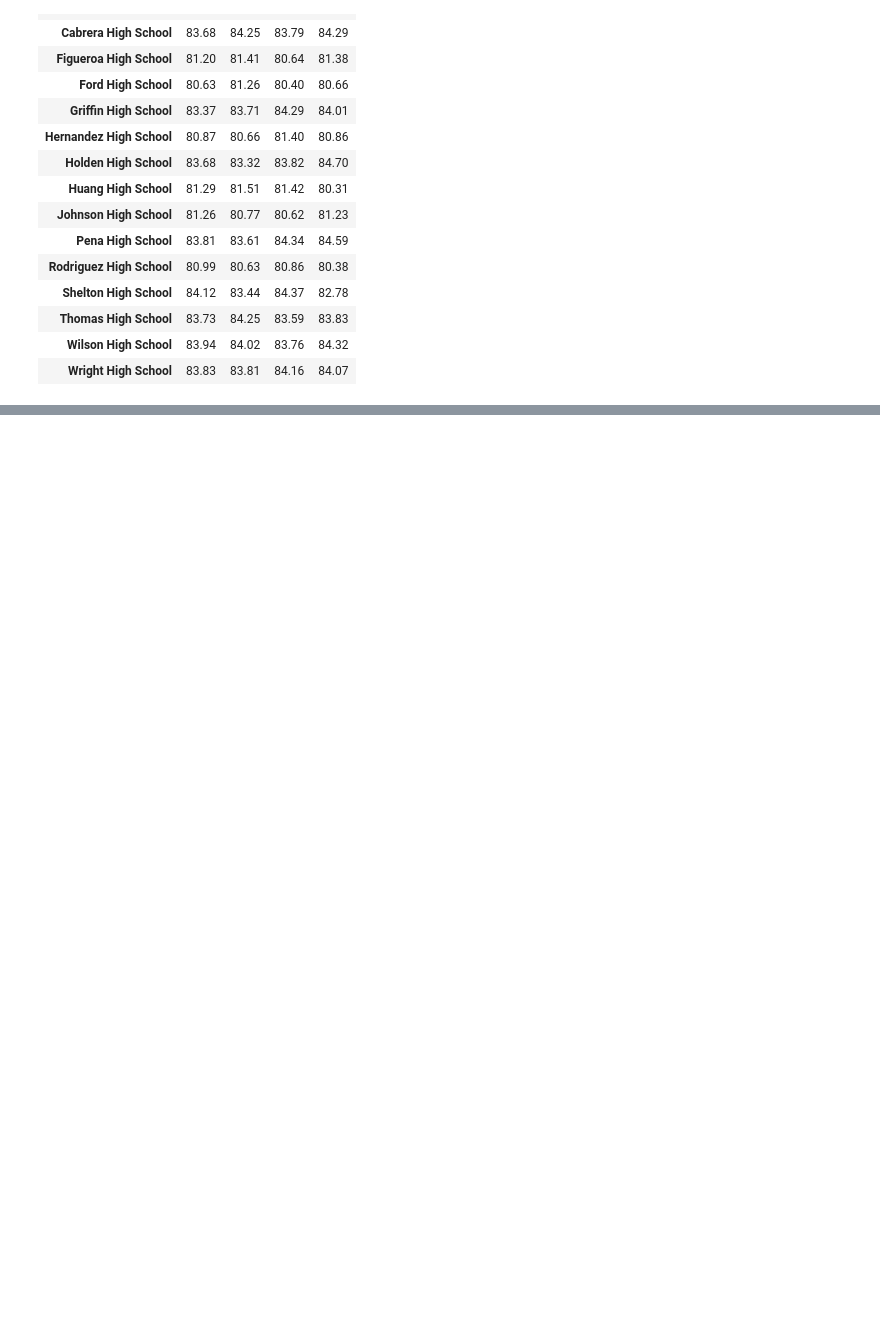
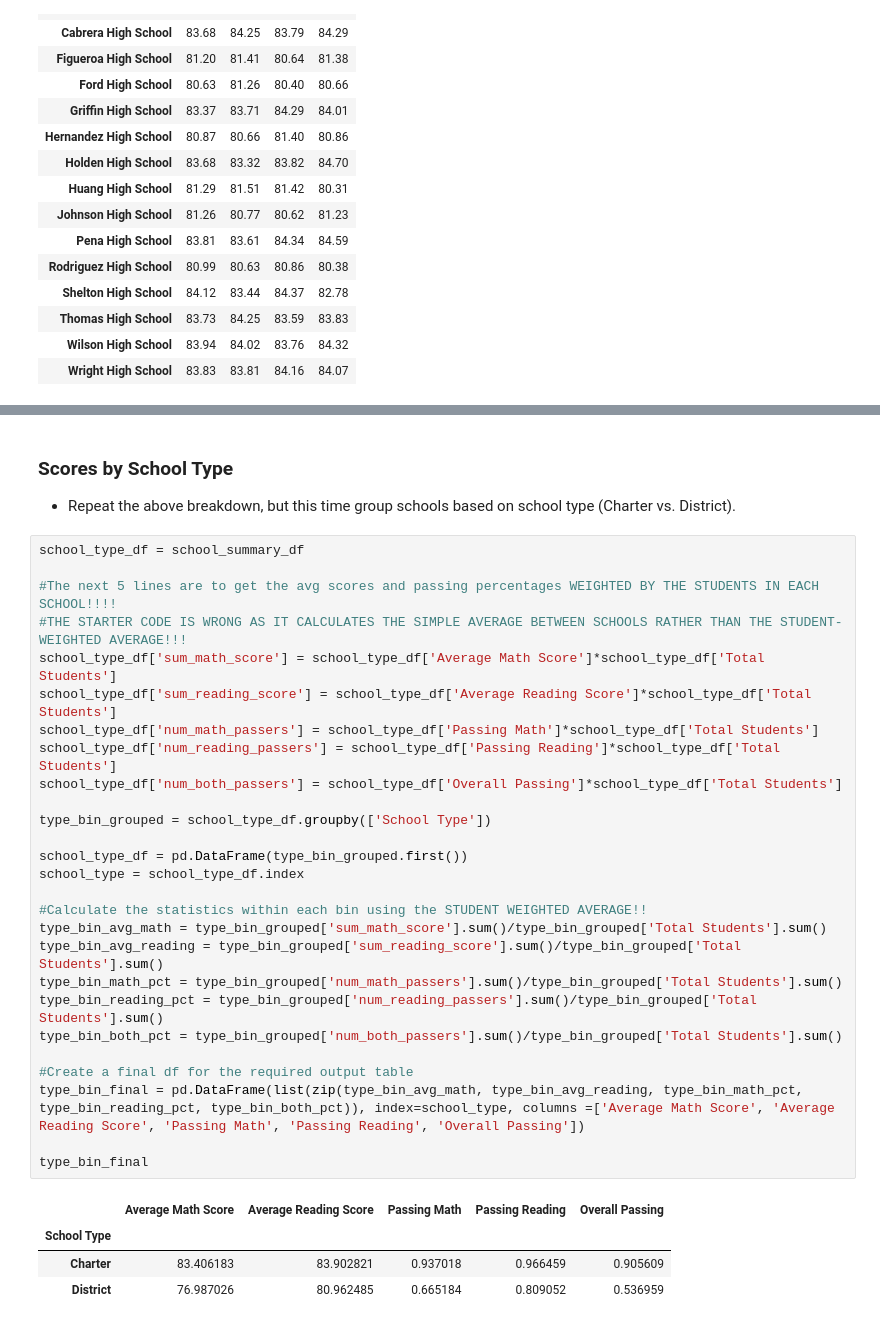
Before and after one commit to Terrence-Cummings/pandas-challenge, a Jupyter notebook: PyCitySchools/PyCitySchools_TC_v1.ipynb, the cells around one changed output, grey strips where cells are left out. Cells and saved outputs as stored; diff of their text form; blank space fills up the shorter version.

```diff
--- a/PyCitySchools/PyCitySchools_TC_v1.ipynb
+++ b/PyCitySchools/PyCitySchools_TC_v1.ipynb
@@ -240,0 +341,36 @@ bsbg_reading_df.style.format("{:,.2f}")
+# %% [markdown]
+### Scores by School Type
+
+* Repeat the above breakdown, but this time group schools based on school type (Charter vs. District).
+# %%
+school_type_df = school_summary_df
+
+#The next 5 lines are to get the avg scores and passing percentages WEIGHTED BY THE STUDENTS IN EACH SCHOOL!!!!
+#THE STARTER CODE IS WRONG AS IT CALCULATES THE SIMPLE AVERAGE BETWEEN SCHOOLS RATHER THAN THE STUDENT-WEIGHTED AVERAGE!!!
+school_type_df['sum_math_score'] = school_type_df['Average Math Score']*school_type_df['Total Students']
+school_type_df['sum_reading_score'] = school_type_df['Average Reading Score']*school_type_df['Total Students']
+school_type_df['num_math_passers'] = school_type_df['Passing Math']*school_type_df['Total Students']
+school_type_df['num_reading_passers'] = school_type_df['Passing Reading']*school_type_df['Total Students']
+school_type_df['num_both_passers'] = school_type_df['Overall Passing']*school_type_df['Total Students']
+
+type_bin_grouped = school_type_df.groupby(['School Type'])
+
+school_type_df = pd.DataFrame(type_bin_grouped.first())
+school_type = school_type_df.index
+
+#Calculate the statistics within each bin using the STUDENT WEIGHTED AVERAGE!!
+type_bin_avg_math = type_bin_grouped['sum_math_score'].sum()/type_bin_grouped['Total Students'].sum()
+type_bin_avg_reading = type_bin_grouped['sum_reading_score'].sum()/type_bin_grouped['Total Students'].sum()
+type_bin_math_pct = type_bin_grouped['num_math_passers'].sum()/type_bin_grouped['Total Students'].sum()
+type_bin_reading_pct = type_bin_grouped['num_reading_passers'].sum()/type_bin_grouped['Total Students'].sum()
+type_bin_both_pct = type_bin_grouped['num_both_passers'].sum()/type_bin_grouped['Total Students'].sum()
+
+#Create a final df for the required output table
+type_bin_final = pd.DataFrame(list(zip(type_bin_avg_math, type_bin_avg_reading, type_bin_math_pct, type_bin_reading_pct, type_bin_both_pct)), index=school_type, columns =['Average Math Score', 'Average Reading Score', 'Passing Math', 'Passing Reading', 'Overall Passing'])
+
+type_bin_final
+# %% [output]
+|  | Average Math Score | Average Reading Score | Passing Math | Passing Reading | Overall Passing |
+| School Type |  |  |  |  |  |
+| Charter | 83.406183 | 83.902821 | 0.937018 | 0.966459 | 0.905609 |
+| District | 76.987026 | 80.962485 | 0.665184 | 0.809052 | 0.536959 |
```
Also changed, not shown: parts of 6 cells of this notebook.
